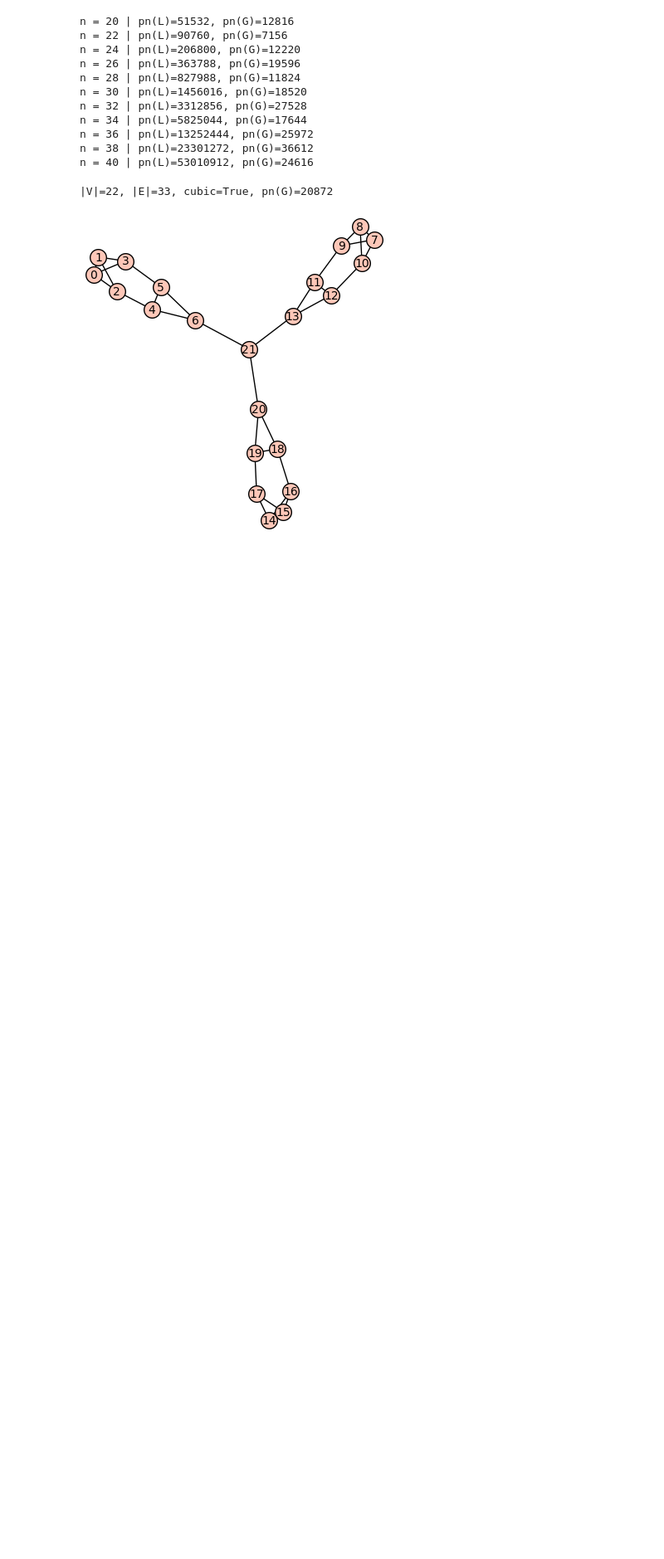
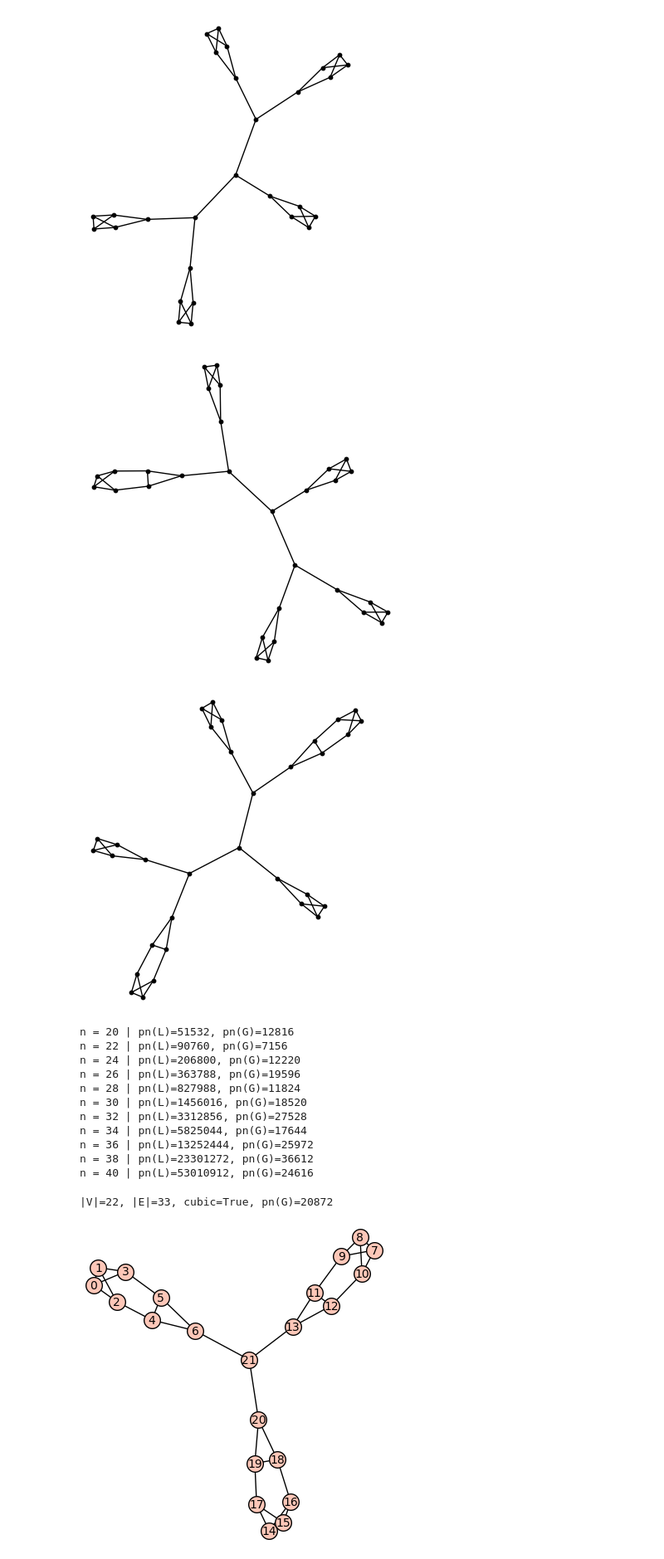
Before and after one commit to ZigaObradovic/FP_Group13, a Jupyter notebook: main.ipynb, the cells around one changed output. Shown at 83% size. Cells and saved outputs as stored; diff of their text form; code cells hidden in the pictures; blank space fills up the shorter version.

```diff
--- a/main.ipynb
+++ b/main.ipynb
@@ -3,6 +3,13 @@
 load("core.sage")
 load("test.sage")
 from sage.all import graphs
+# %%
+for n in [28, 30, 32]:
+    build_star(n).show(layout="spring",vertex_size=10,vertex_color="black",vertex_labels=False,iterations=200)
+# %% [output]
+[figure, added]
+[figure, added]
+[figure, added]
 # %%
 for n in range(20,41,2):
     G = build_star(n)
```
Also changed, not shown: 2 other files.
